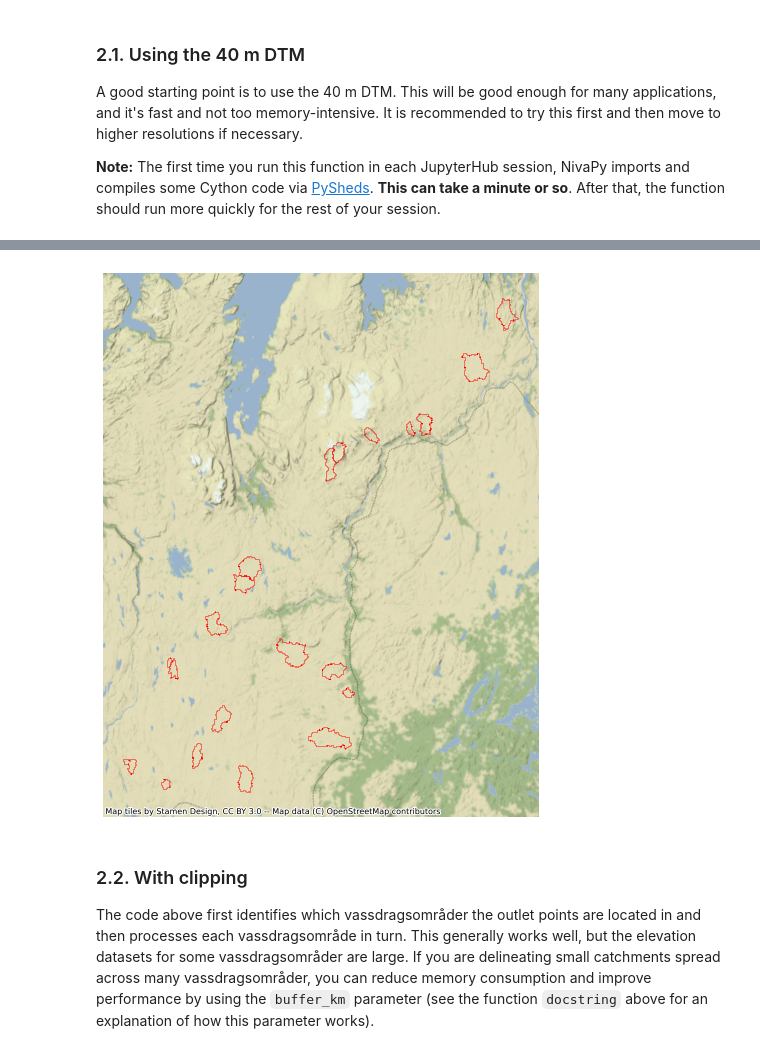
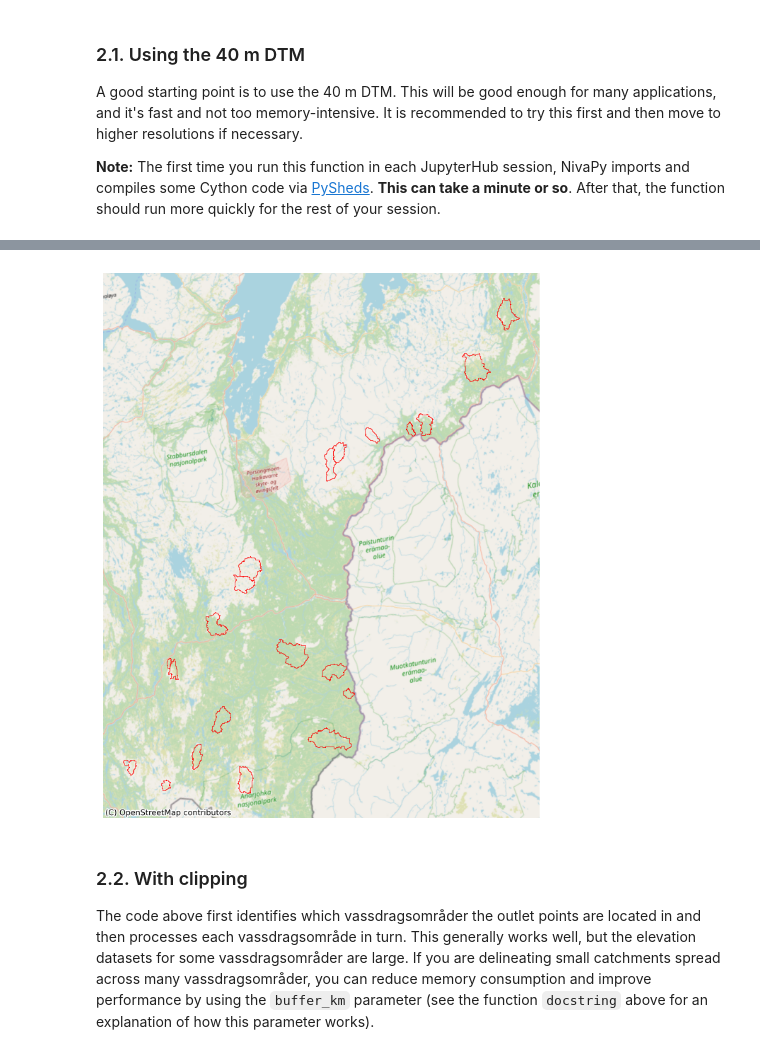
Before and after one commit to NIVANorge/catchment_processing_workflows, a Jupyter notebook: notebooks/catchment_delineation/04_catchment_delineation.ipynb, the cells around one changed output, grey strips where cells are left out. Cells and saved outputs as stored; diff of their text form; code cells hidden in the pictures.

Commit message:
Stamen basemap => OSM

```diff
--- a/notebooks/catchment_delineation/04_catchment_delineation.ipynb
+++ b/notebooks/catchment_delineation/04_catchment_delineation.ipynb
@@ -85,10 +88,10 @@ Connection successful.
 # %%
 # Plot
 ax = gdf40.plot(figsize=(10, 10), edgecolor="r", facecolor="none")
-cx.add_basemap(ax, crs=gdf40.crs, source=cx.providers.Stamen.Terrain)
+cx.add_basemap(ax, crs=gdf40.crs, source=cx.providers.OpenStreetMap.Mapnik)
 ax.set_axis_off()
 # %% [output]
-[figure, old version]
+[figure, new version]
 # %% [markdown]
 ### 2.2. With clipping
 
```
Also changed, not shown: parts of 7 cells of this notebook.
